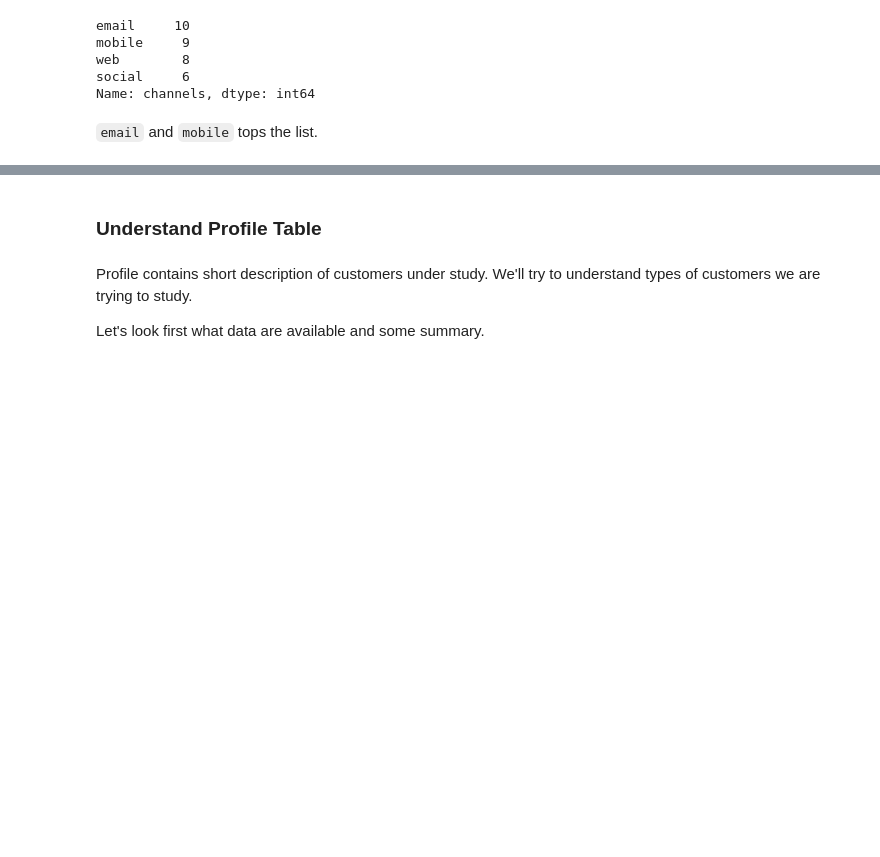
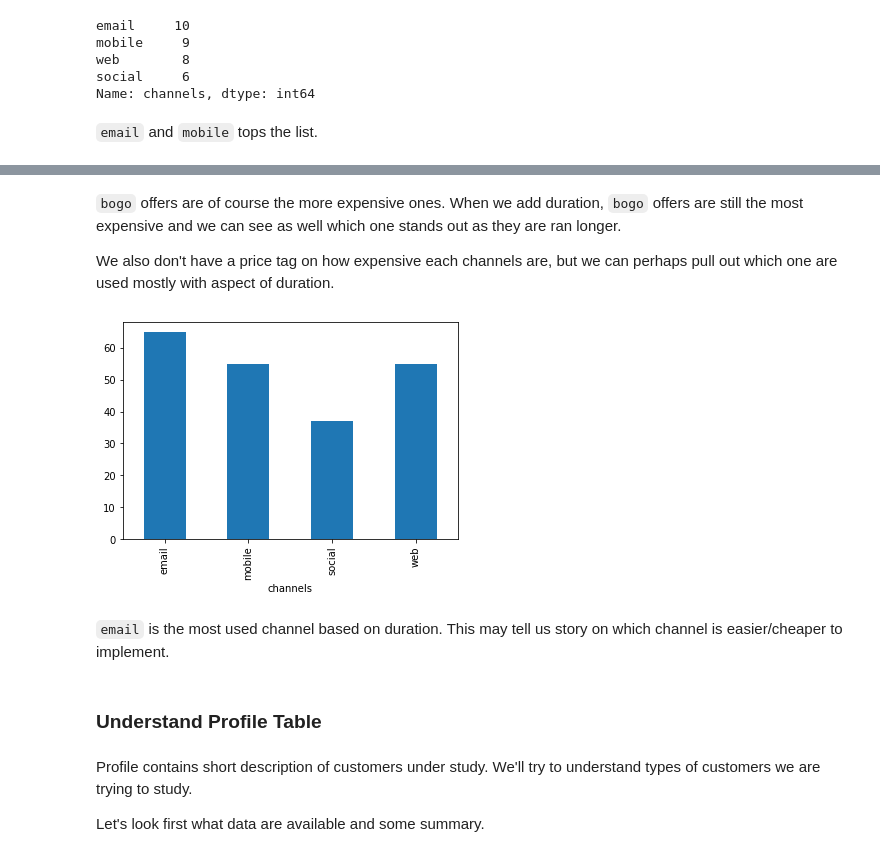
Before and after one commit to netxph/sb-capstone, a Jupyter notebook: notebooks/02 - Exploratory Data Analysis.ipynb, the cells around one changed output, grey strips where cells are left out. Drawn from its saved outputs; the diff is of its cells as text; code cells hidden in the pictures; blank space fills up the shorter version.

```diff
--- a/notebooks/02 - Exploratory Data Analysis.ipynb
+++ b/notebooks/02 - Exploratory Data Analysis.ipynb
@@ -147,3 +159,18 @@ Name: channels, dtype: int64
+# %% [markdown]
+`bogo` offers are of course the more expensive ones. When we add duration, `bogo` offers are still the most expensive and we can see as well which one stands out as they are ran longer.
+
+We also don't have a price tag on how expensive each channels are, but we can perhaps pull out which one are used mostly with aspect of duration.
+# %%
+portfolio_price \
+    .explode(column="channels") \
+    .groupby("channels") \
+    .duration \
+    .sum() \
+    .plot(kind="bar");
+# %% [output]
+[figure, added]
+# %% [markdown]
+`email` is the most used channel based on duration. This may tell us story on which channel is easier/cheaper to implement.
 # %% [markdown]
 ### Understand Profile Table
 # %% [markdown]
```
Also changed, not shown: parts of 32 cells of this notebook, 3 other files.
